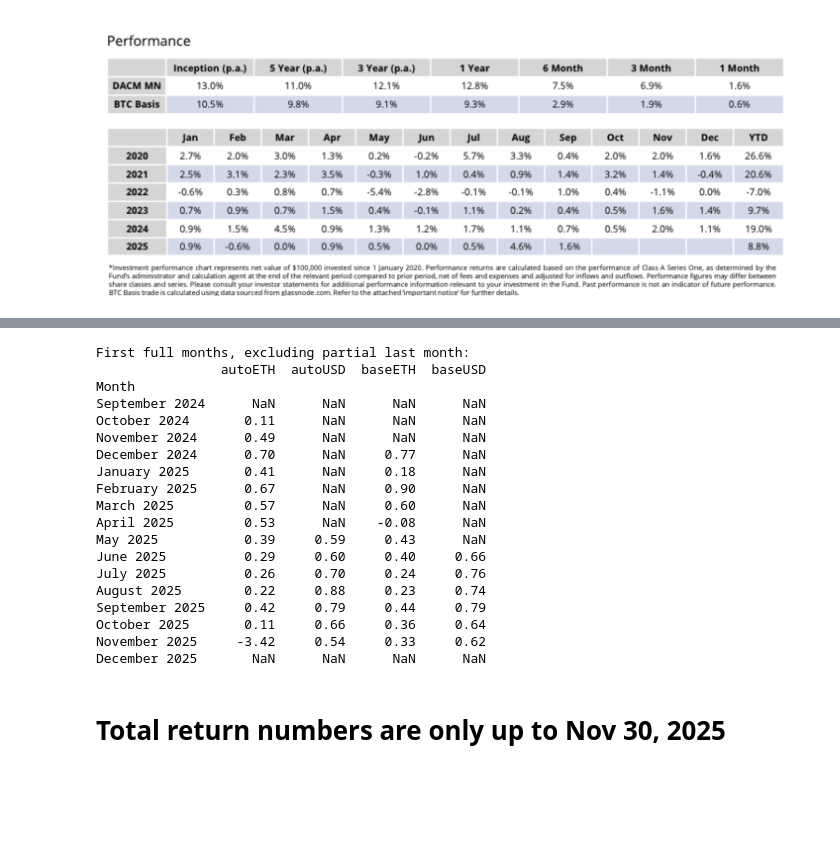
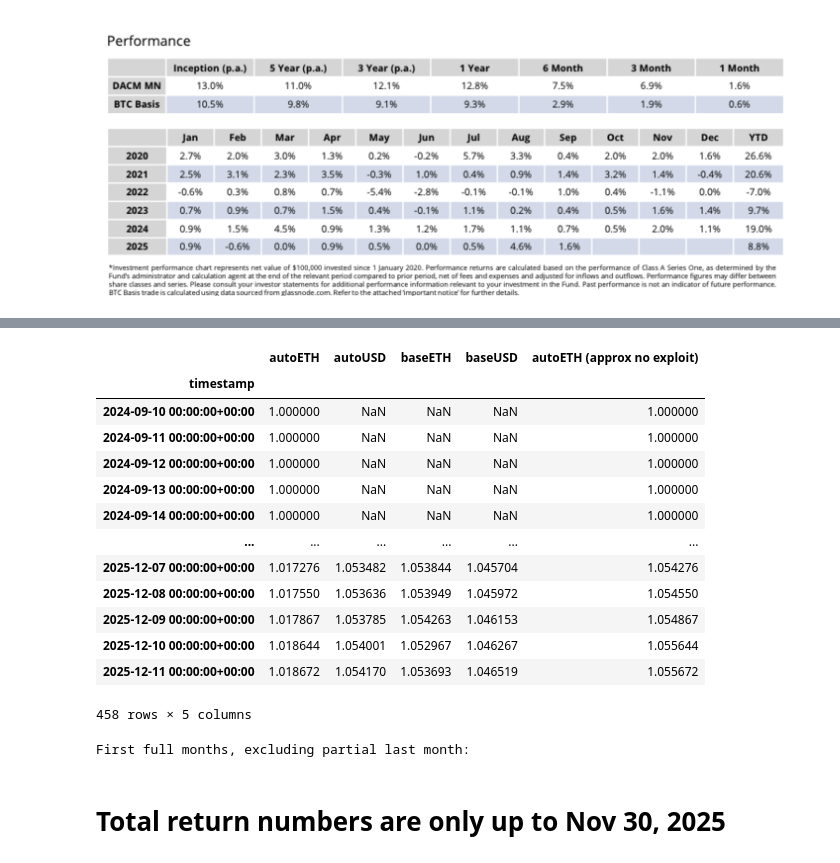
Before and after one commit to Tokemak/v2-rebalance-dashboard, a Jupyter notebook: mainnet_launch/adhoc/monthly_performance_data.ipynb, the cells around one changed output, grey strips where cells are left out. Drawn from its saved outputs; the diff is of its cells as text; code cells hidden in the pictures; blank space fills up the shorter version.

```diff
--- a/mainnet_launch/adhoc/monthly_performance_data.ipynb
+++ b/mainnet_launch/adhoc/monthly_performance_data.ipynb
@@ -71,3 +86,25 @@ px.line(combined_df)
+# %%
+mask = combined_df.index > pd.Timestamp("2025-11-03", tz="UTC")
+combined_df["autoETH (approx no exploit)"] = combined_df["autoETH"]
+combined_df.loc[
+    mask, "autoETH (approx no exploit)"
+] += 0.037  # .037 approx loss to nav per share beacuse of nov 3 hack on balancer
+combined_df
+# %% [output]
+|  | autoETH | autoUSD | baseETH | baseUSD | autoETH (approx no exploit) |
+| timestamp |  |  |  |  |  |
+| 2024-09-10 00:00:00+00:00 | 1.000000 | NaN | NaN | NaN | 1.000000 |
+| 2024-09-11 00:00:00+00:00 | 1.000000 | NaN | NaN | NaN | 1.000000 |
+| 2024-09-12 00:00:00+00:00 | 1.000000 | NaN | NaN | NaN | 1.000000 |
+| 2024-09-13 00:00:00+00:00 | 1.000000 | NaN | NaN | NaN | 1.000000 |
+| 2024-09-14 00:00:00+00:00 | 1.000000 | NaN | NaN | NaN | 1.000000 |
+| ... | ... | ... | ... | ... | ... |
+| 2025-12-07 00:00:00+00:00 | 1.017276 | 1.053482 | 1.053844 | 1.045704 | 1.054276 |
+| 2025-12-08 00:00:00+00:00 | 1.017550 | 1.053636 | 1.053949 | 1.045972 | 1.054550 |
+| 2025-12-09 00:00:00+00:00 | 1.017867 | 1.053785 | 1.054263 | 1.046153 | 1.054867 |
+| 2025-12-10 00:00:00+00:00 | 1.018644 | 1.054001 | 1.052967 | 1.046267 | 1.055644 |
+| 2025-12-11 00:00:00+00:00 | 1.018672 | 1.054170 | 1.053693 | 1.046519 | 1.055672 |
+458 rows × 5 columns
 # %%
 monthly_percent_change = combined_df.resample("ME").last().pct_change() * 100
 
@@ -82,34 +119,18 @@ for column in monthly_percent_change.columns:
     monthly_percent_change.loc[monthly_percent_change.index[-1], column] = None
 
 monthly_percent_change.index = monthly_percent_change.index.strftime("%B %Y")
-monthly_percent_change = monthly_percent_change[[AUTO_ETH.name, AUTO_USD.name, BASE_ETH.name, BASE_USD.name]]
+monthly_percent_change = monthly_percent_change[
+    [AUTO_ETH.name, AUTO_USD.name, BASE_ETH.name, BASE_USD.name, "autoETH (approx no exploit)"]
+]
 monthly_percent_change = monthly_percent_change.round(2)
 monthly_percent_change.index.name = "Month"
 
 from pprint import pprint
 
 print("First full months, excluding partial last month:")
-pprint(monthly_percent_change)
+monthly_percent_change.to_csv("Monthly Performance Hypothetical no hack.csv")
 # %% [output]
 First full months, excluding partial last month:
-                autoETH  autoUSD  baseETH  baseUSD
-Month
-September 2024      NaN      NaN      NaN      NaN
-October 2024       0.11      NaN      NaN      NaN
-November 2024      0.49      NaN      NaN      NaN
-December 2024      0.70      NaN     0.77      NaN
-January 2025       0.41      NaN     0.18      NaN
-February 2025      0.67      NaN     0.90      NaN
-March 2025         0.57      NaN     0.60      NaN
-April 2025         0.53      NaN    -0.08      NaN
-May 2025           0.39     0.59     0.43      NaN
-June 2025          0.29     0.60     0.40     0.66
-July 2025          0.26     0.70     0.24     0.76
-August 2025        0.22     0.88     0.23     0.74
-September 2025     0.42     0.79     0.44     0.79
-October 2025       0.11     0.66     0.36     0.64
-November 2025     -3.42     0.54     0.33     0.62
-December 2025       NaN      NaN      NaN      NaN
 # %% [markdown]
 # Total return numbers are only up to Nov 30, 2025
 # %%
```
Also changed, not shown: parts of 5 cells of this notebook, 2 other files.
